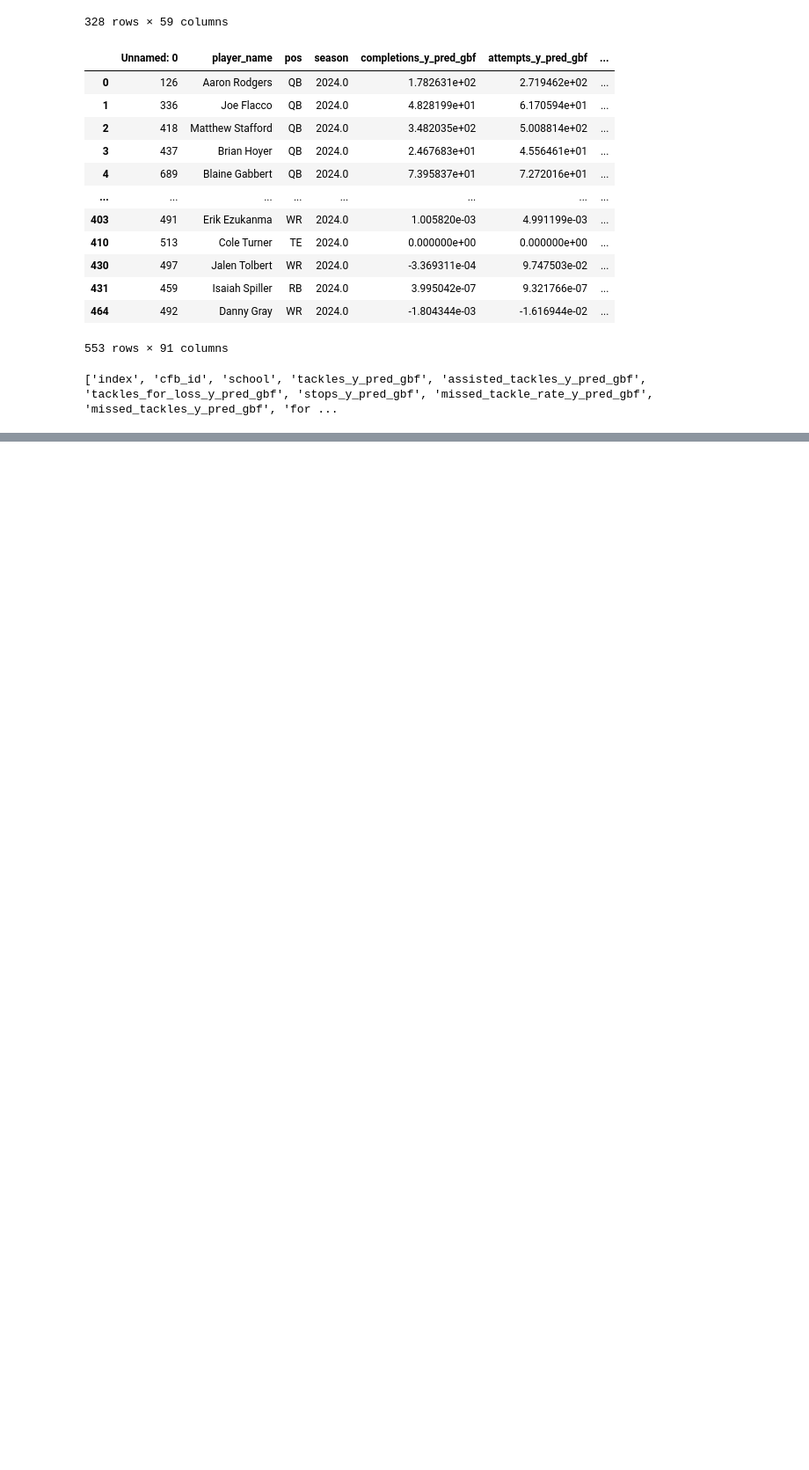
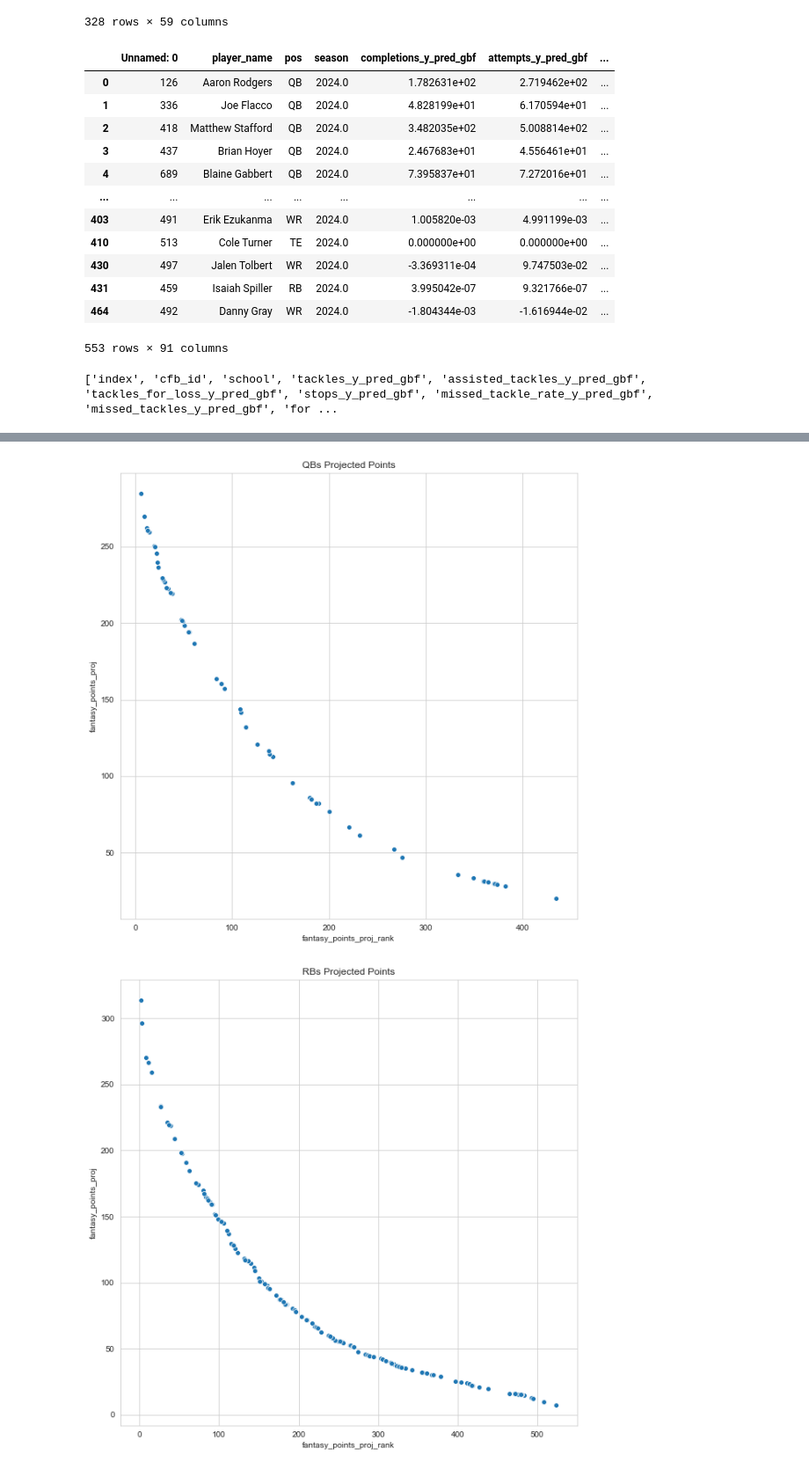
Before and after one commit to JoshKepler/Portfolio, a Jupyter notebook: NFL Project/Combined Season Prediction.ipynb, the cells around one changed output, grey strips where cells are left out. Shown at 88% size. Cells and saved outputs as stored; diff of their text form; code cells hidden in the pictures; blank space fills up the shorter version.

```diff
--- a/NFL Project/Combined Season Prediction.ipynb
+++ b/NFL Project/Combined Season Prediction.ipynb
@@ -5,6 +6,8 @@ import numpy as np
 %matplotlib inline
 import nfl_data_py as nfl
 import datetime
+# %%
+sns.set_style('whitegrid', rc={'figure.figsize':(10,0)})
 # %%
 current_year = datetime.date.today().year
 
@@ -215,0 +195,2 @@ combined_df[combined_df['games_y_pred_gbf'] >= 4].sort_values(by='fantasy_points
+# %%
+pos_list = combined_df['pos'].unique()
@@ -215,0 +257,12 @@ combined_df[combined_df['games_y_pred_gbf'] >= 4].sort_values(by='fantasy_points
+# %%
+combined_df['fantasy_points_proj/G_rank'] = combined_df['fantasy_points_proj/G'].rank(ascending=False)
+combined_df['fantasy_points_proj_rank'] = combined_df['fantasy_points_proj'].rank(ascending=False)
+
+
+for pos in pos_list:
+    fig, ax = plt.subplots(figsize=[10,10])
+    plt.title(pos+'s Projected Points')
+    sns.scatterplot(data = combined_df[(combined_df['games_y_pred_gbf'] >= 4) & (combined_df['pos'] == pos)], y='fantasy_points_proj', x='fantasy_points_proj_rank',  legend='full')
+# %% [output]
+[figure, added]
+[figure, added]
```
Also changed, not shown: parts of 11 cells of this notebook.
